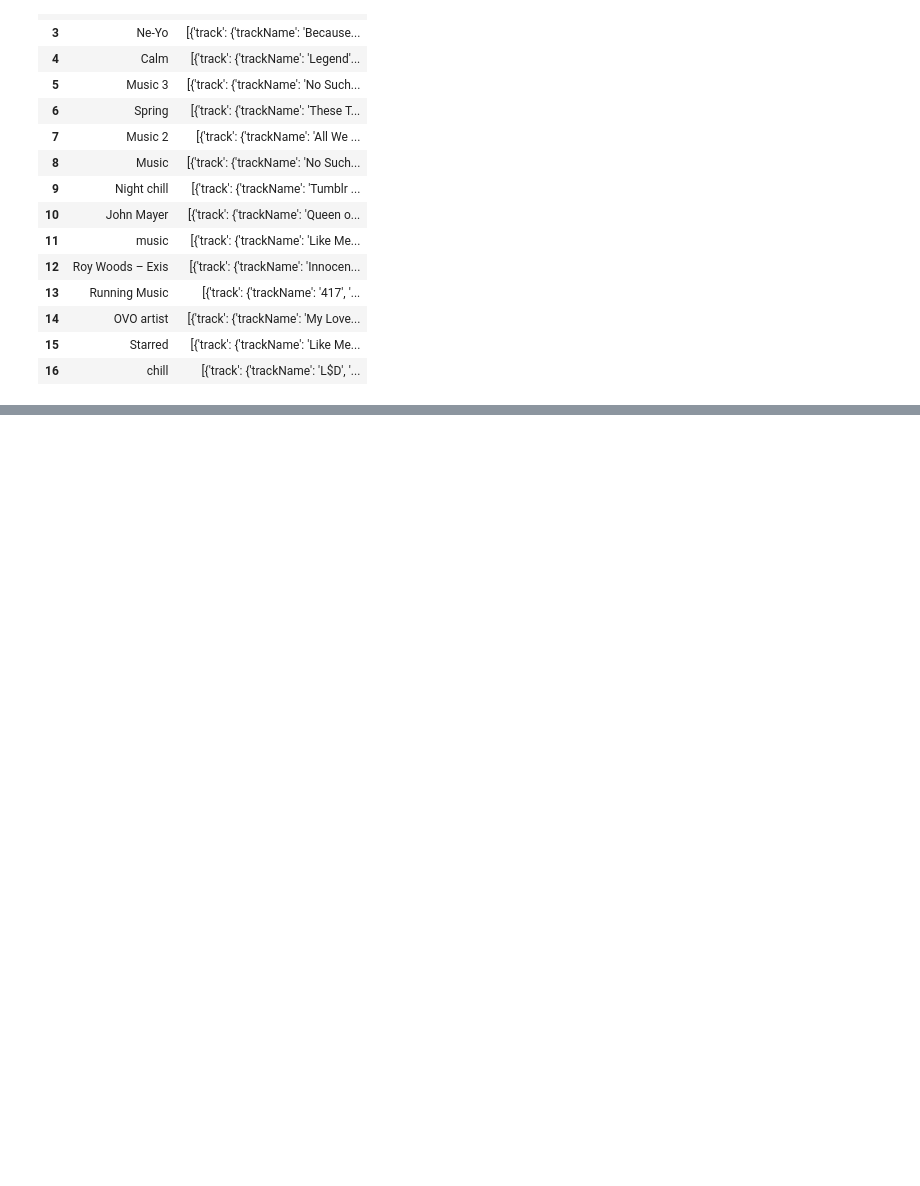
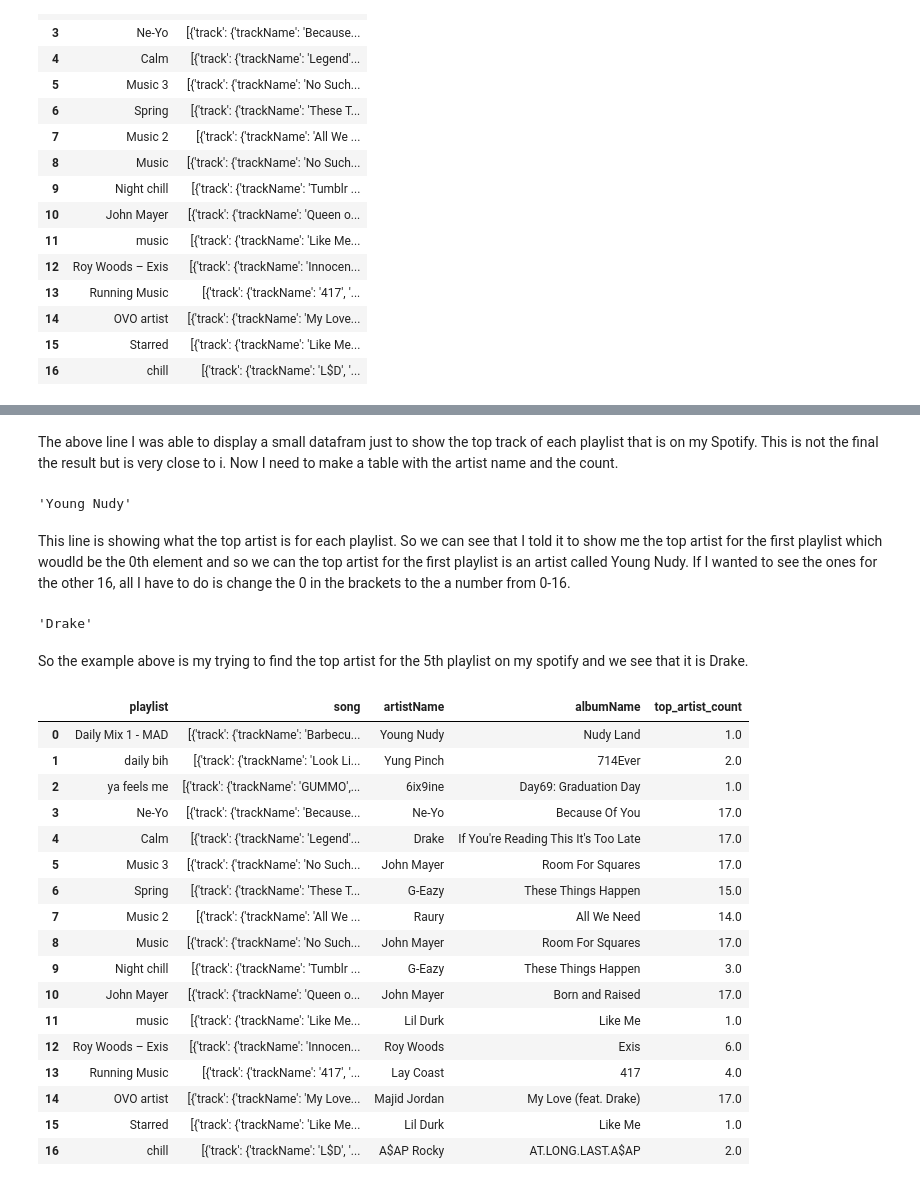
Before and after one commit to tmcvay2/Data_Analysis_Projects, a Jupyter notebook: Final.ipynb, the cells around one changed output, grey strips where cells are left out. Cells and saved outputs as stored; diff of their text form; code cells hidden in the pictures; blank space fills up the shorter version.

```diff
--- a/Final.ipynb
+++ b/Final.ipynb
@@ -38,7 +58,7 @@ playlist
  'Starred',
  'chill']
 # %%
-song = [x['items'][] for x in data['playlists']]
+song = [x['items'][:17] for x in data['playlists']]
 song
 # %% [output]
 [[{'track': {'trackName': 'Barbecue',
@@ -92,0 +110,36 @@ NameError: name 'artistName' is not defined
+# %% [markdown]
+The above line I was able to display a small datafram just to show the top track of each playlist that is on my Spotify. This is not the final the result but is very close to i. Now I need to make a table with the artist name and the count.
+# %%
+data_df['song'][0][0]['track']['artistName']
+# %% [output]
+'Young Nudy'
+# %% [markdown]
+This line is showing what the top artist is for each playlist. So we can see that I told it to show me the top artist for the first playlist which woudld be the 0th element and so we can the top artist for the first playlist is an artist called Young Nudy. If I wanted to see the ones for the other 16, all I have to do is change the 0 in the brackets to the a number from 0-16.
+# %%
+data_df['song'][4][4]['track']['artistName']
+# %% [output]
+'Drake'
+# %% [markdown]
+So the example above is my trying to find the top artist for the 5th playlist on my spotify and we see that it is Drake.
+# %%
+data_df['artistName'] = [x[0]['track']['artistName'] for x in data_df['song']]
+data_df
+# %% [output]
+|  | playlist | song | artistName | albumName | top_artist_count |
+| 0 | Daily Mix 1 - MAD | [{'track': {'trackName': 'Barbecu... | Young Nudy | Nudy Land | 1.0 |
+| 1 | daily bih | [{'track': {'trackName': 'Look Li... | Yung Pinch | 714Ever | 2.0 |
+| 2 | ya feels me | [{'track': {'trackName': 'GUMMO',... | 6ix9ine | Day69: Graduation Day | 1.0 |
+| 3 | Ne-Yo | [{'track': {'trackName': 'Because... | Ne-Yo | Because Of You | 17.0 |
+| 4 | Calm | [{'track': {'trackName': 'Legend'... | Drake | If You're Reading This It's Too Late | 17.0 |
+| 5 | Music 3 | [{'track': {'trackName': 'No Such... | John Mayer | Room For Squares | 17.0 |
+| 6 | Spring | [{'track': {'trackName': 'These T... | G-Eazy | These Things Happen | 15.0 |
+| 7 | Music 2 | [{'track': {'trackName': 'All We ... | Raury | All We Need | 14.0 |
+| 8 | Music | [{'track': {'trackName': 'No Such... | John Mayer | Room For Squares | 17.0 |
+| 9 | Night chill | [{'track': {'trackName': 'Tumblr ... | G-Eazy | These Things Happen | 3.0 |
+| 10 | John Mayer | [{'track': {'trackName': 'Queen o... | John Mayer | Born and Raised | 17.0 |
+| 11 | music | [{'track': {'trackName': 'Like Me... | Lil Durk | Like Me | 1.0 |
+| 12 | Roy Woods – Exis | [{'track': {'trackName': 'Innocen... | Roy Woods | Exis | 6.0 |
+| 13 | Running Music | [{'track': {'trackName': '417', '... | Lay Coast | 417 | 4.0 |
+| 14 | OVO artist | [{'track': {'trackName': 'My Love... | Majid Jordan | My Love (feat. Drake) | 17.0 |
+| 15 | Starred | [{'track': {'trackName': 'Like Me... | Lil Durk | Like Me | 1.0 |
+| 16 | chill | [{'track': {'trackName': 'L$D', '... | A$AP Rocky | AT.LONG.LAST.A$AP | 2.0 |
```
Also changed, not shown: parts of 25 cells of this notebook.
